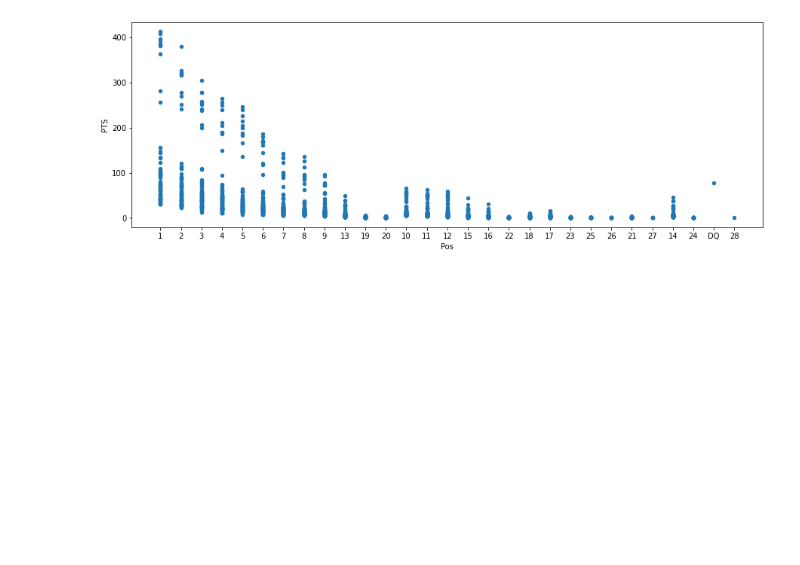
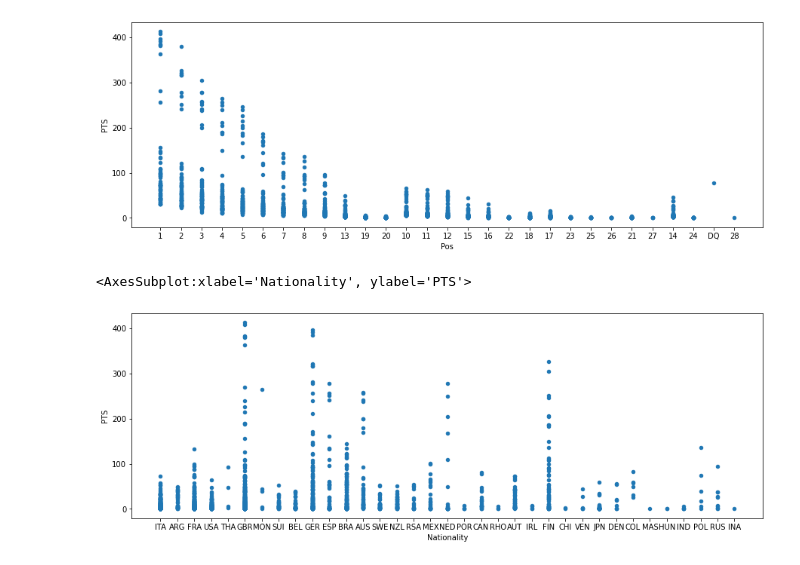
Before and after one commit to data301-2021-winter1/project-group12, a Jupyter notebook: notebooks/EvanS.ipynb, the cells around one changed output. Drawn from its saved outputs; the diff is of its cells as text; code cells hidden in the pictures; blank space fills up the shorter version.

```diff
--- a/notebooks/EvanS.ipynb
+++ b/notebooks/EvanS.ipynb
@@ -57,3 +57,8 @@ f1data.plot(kind='scatter', x='Pos', y='PTS',figsize=(15,5))
 # %% [output]
 <AxesSubplot:xlabel='Pos', ylabel='PTS'>
 [figure]
+# %%
+f1data.plot(kind='scatter', x='Nationality', y='PTS',figsize=(15,5))
+# %% [output]
+<AxesSubplot:xlabel='Nationality', ylabel='PTS'>
+[figure, added]
```
Also changed, not shown: parts of 14 cells of this notebook, 1 other file.
